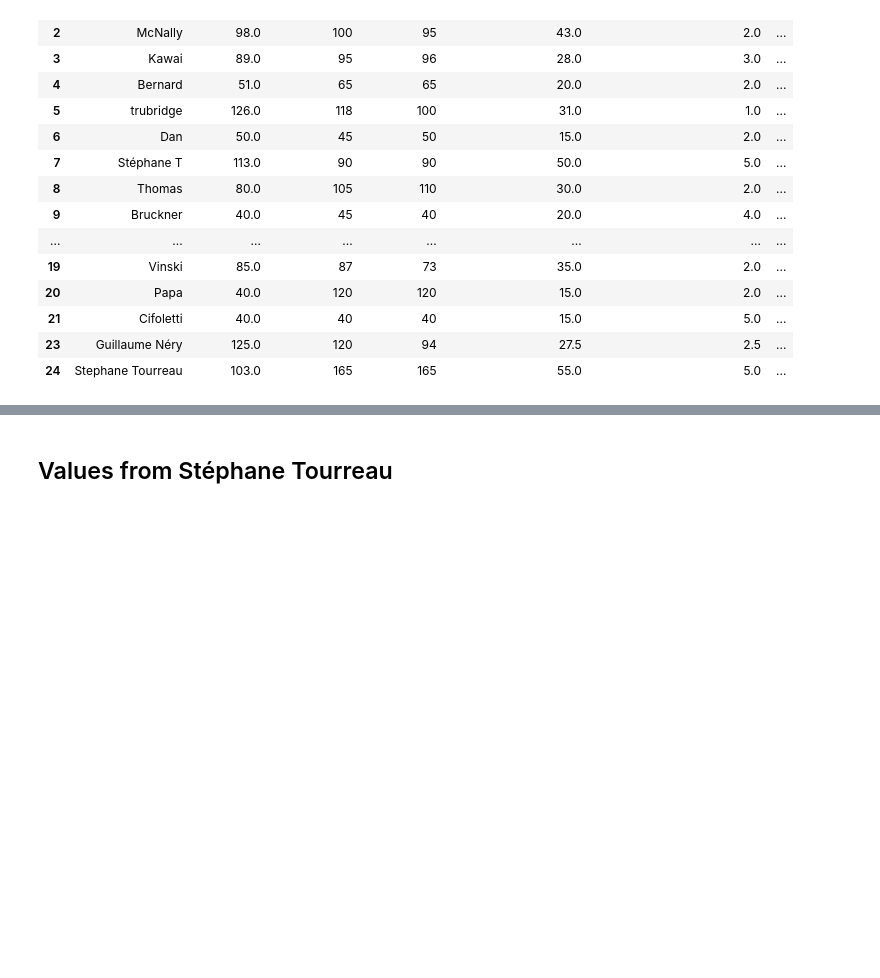
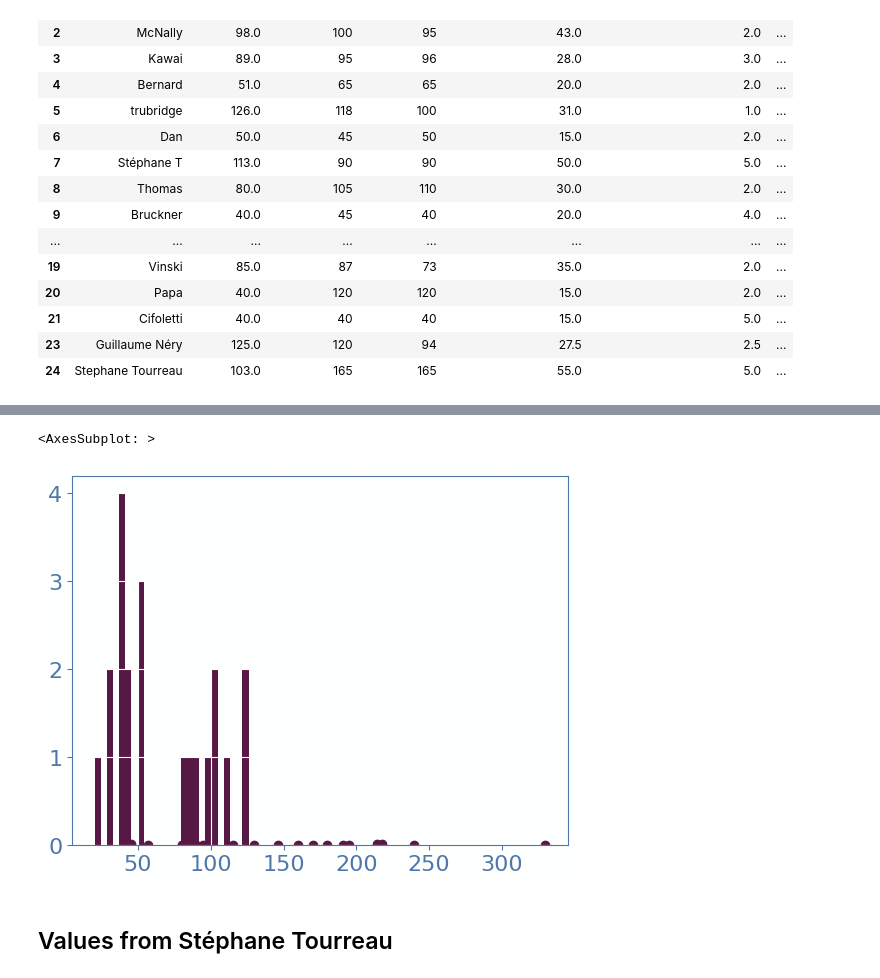
Before and after one commit to gtherin/aplast, a Jupyter notebook: notebooks/freediving.ipynb, the cells around one changed output, grey strips where cells are left out. Saved outputs shown, nothing was run; the diff lists cells and outputs as text; code cells hidden in the pictures; blank space fills up the shorter version.

```diff
--- a/notebooks/freediving.ipynb
+++ b/notebooks/freediving.ipynb
@@ -115,7 +130,10 @@ Neoprene foam density is underestimated by a factor of 3.28
 # %%
-#td = df["time_descent"] + df["time_ascent"]
-#plt.scatter(td, df["volume_lungs"])
-#df["depth_max"].hist(bins=25)
+td = df["time_descent"] + df["time_ascent"]
+plt.scatter(td, df["volume_lungs"])
+df["depth_max"].hist(bins=25)
+# %% [output]
+<AxesSubplot: >
+[figure, added]
 # %%
 #aplast.divers.get_data(surname='Guillaume Néry').minimize()#method='L-BFGS-B')
 #aplast.trajectory.show(aplast.divers.get_data(surname='Guillaume Néry'))
```
Also changed, not shown: parts of 5 cells of this notebook, 4 other files.
